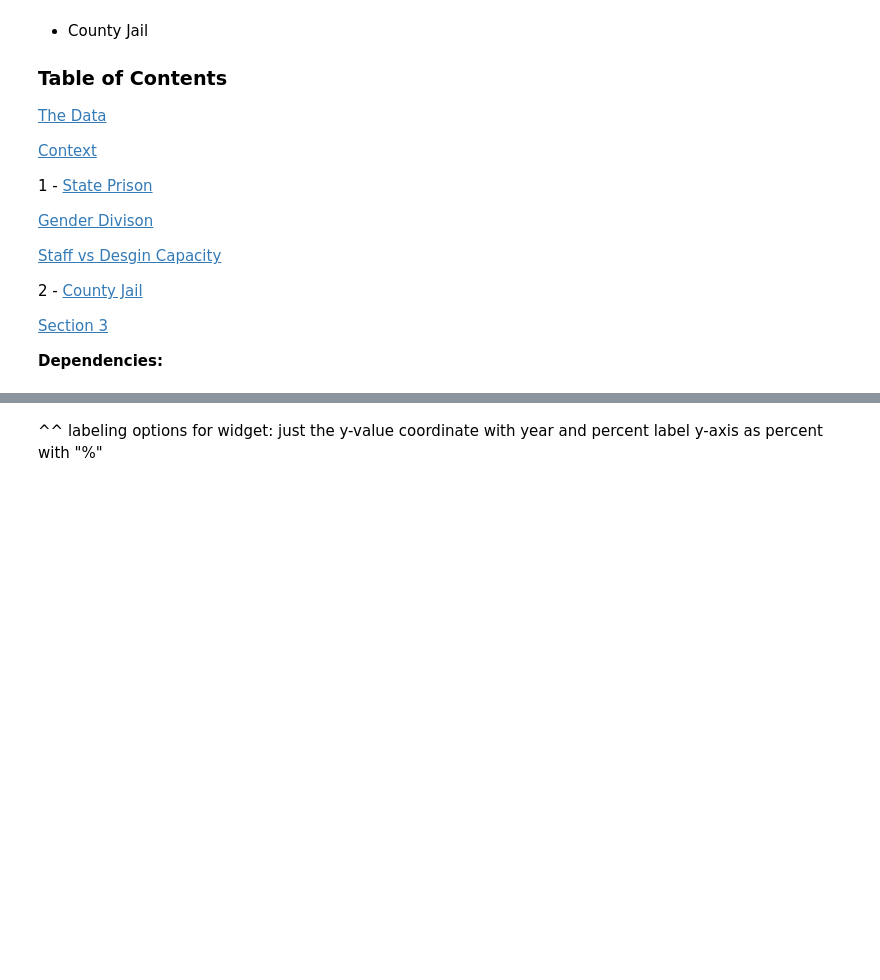
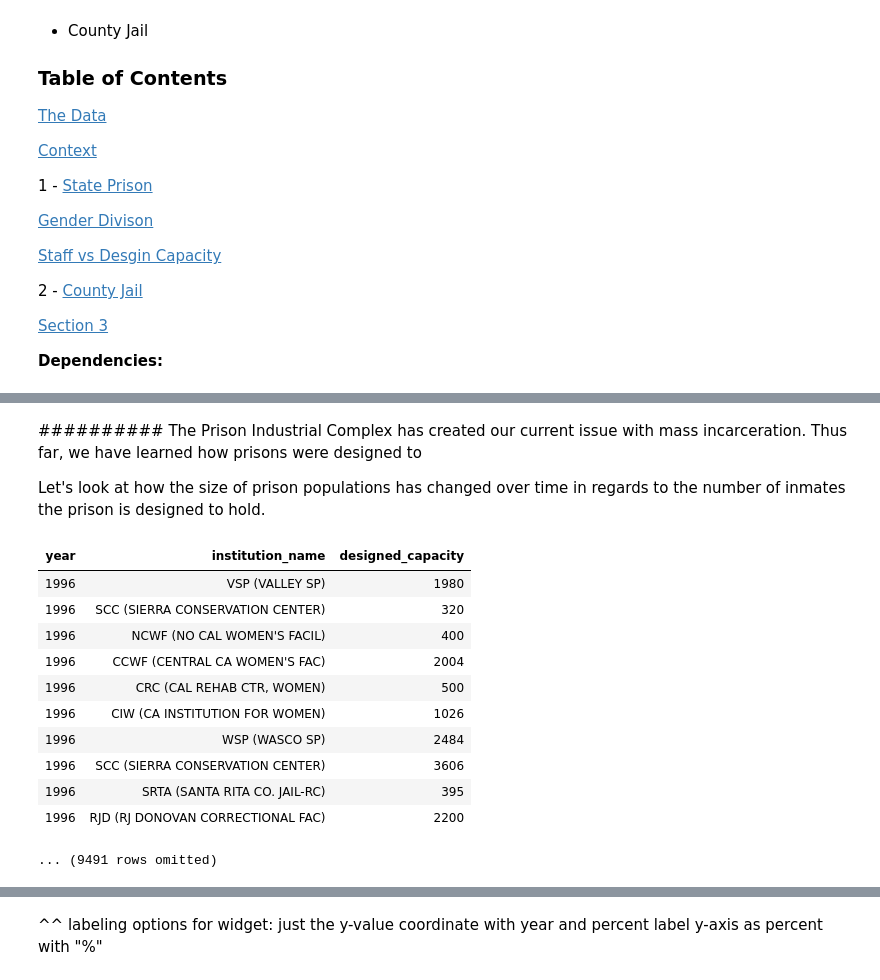
Before and after one commit to ds-modules/ES-21AC-SP19, a Jupyter notebook: incarceration.ipynb, the cells around one changed output, grey strips where cells are left out. Drawn from its saved outputs; the diff is of its cells as text; code cells hidden in the pictures; blank space fills up the shorter version.

```diff
--- a/incarceration.ipynb
+++ b/incarceration.ipynb
@@ -124,0 +124,24 @@ cap.plot(0, "designed_capacity sum")
+# %% [markdown]
+########## The Prison Industrial Complex has created our current issue with mass incarceration. Thus far, we have learned how prisons were designed to
+
+
+Let's look at how the size of prison populations has changed over time in regards to the number of inmates the prison is designed to hold.
+# %%
+### We want to look at 3 columns from our original `data` table. We use the key word
+### select to tell it that we want this specific selection of columns in a new table.
+### It keeps all the rows from the original table.
+year_and_design_capacity = data.select("year", "institution_name",'designed_capacity')
+year_and_design_capacity
+# %% [output]
+| year | institution_name | designed_capacity |
+| 1996 | VSP (VALLEY SP) | 1980 |
+| 1996 | SCC (SIERRA CONSERVATION CENTER) | 320 |
+| 1996 | NCWF (NO CAL WOMEN'S FACIL) | 400 |
+| 1996 | CCWF (CENTRAL CA WOMEN'S FAC) | 2004 |
+| 1996 | CRC (CAL REHAB CTR, WOMEN) | 500 |
+| 1996 | CIW (CA INSTITUTION FOR WOMEN) | 1026 |
+| 1996 | WSP (WASCO SP) | 2484 |
+| 1996 | SCC (SIERRA CONSERVATION CENTER) | 3606 |
+| 1996 | SRTA (SANTA RITA CO. JAIL-RC) | 395 |
+| 1996 | RJD (RJ DONOVAN CORRECTIONAL FAC) | 2200 |
+... (9491 rows omitted)
```
Also changed, not shown: parts of 23 cells of this notebook.
